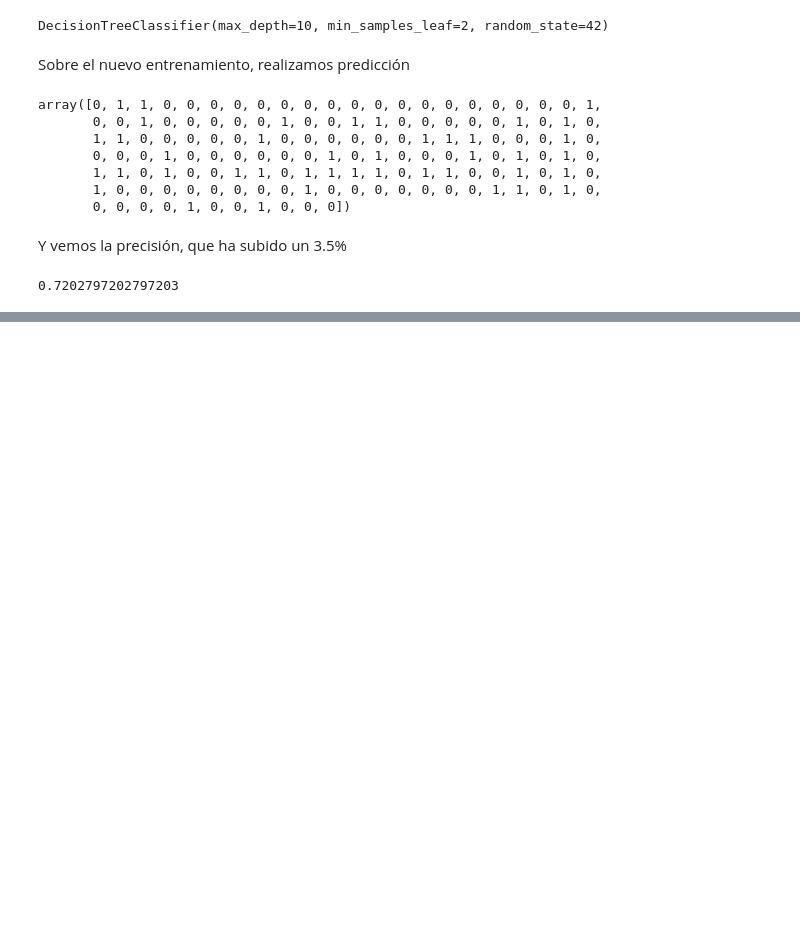
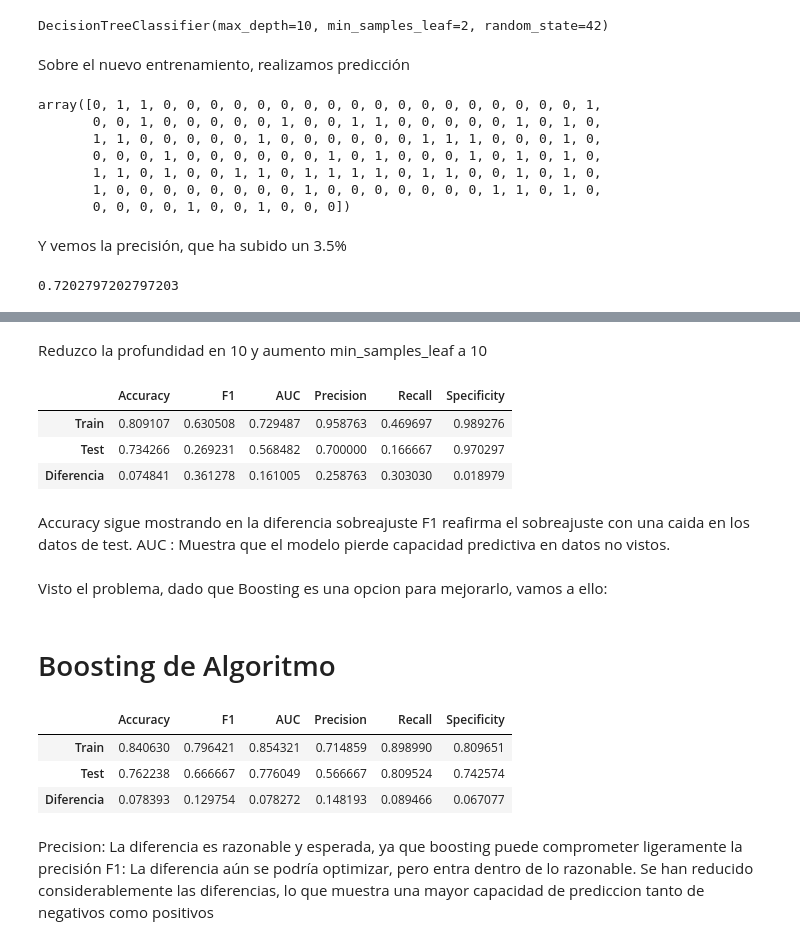
Before and after one commit to 4GeeksAcademy/Decision_tree_vicentepolo, a Jupyter notebook: src/explore.ipynb, the cells around one changed output, grey strips where cells are left out. Cells and saved outputs as stored; diff of their text form; code cells hidden in the pictures; blank space fills up the shorter version.

```diff
--- a/src/explore.ipynb
+++ b/src/explore.ipynb
@@ -411,0 +532,22 @@ accuracy_score(y_test, y_pred)
+# %%
+rf_opti2 = RandomForestCustom(n_estimators=20, random_state=42, max_depth=10, min_samples_leaf=10, max_features=2, X=X_train.values, y=y_train.values)
+# %% [markdown]
+Reduzco la profundidad en 10 y aumento min_samples_leaf a 10
+# %%
+rf_opti2.fit()
+train_pred_opti2 = rf_opti2.predict(X_train.values)
+test_pred_opti2 = rf_opti2.predict(X_test.values)
+get_metrics(y_train, y_test, train_pred_opti2, test_pred_opti2)
+# %% [output]
+|  | Accuracy | F1 | AUC | Precision | Recall | Specificity |
+| Train | 0.809107 | 0.630508 | 0.729487 | 0.958763 | 0.469697 | 0.989276 |
+| Test | 0.734266 | 0.269231 | 0.568482 | 0.700000 | 0.166667 | 0.970297 |
+| Diferencia | 0.074841 | 0.361278 | 0.161005 | 0.258763 | 0.303030 | 0.018979 |
+# %% [markdown]
+Accuracy sigue mostrando en la diferencia sobreajuste
+F1 reafirma el sobreajuste con una caida en los datos de test.
+AUC : Muestra que el modelo pierde capacidad predictiva en datos no vistos.
+# %% [markdown]
+Visto el problema, dado que Boosting es una opcion para mejorarlo, vamos a ello:
+# %% [markdown]
+# Boosting de Algoritmo
@@ -411,0 +645,20 @@ accuracy_score(y_test, y_pred)
+# %%
+# Entrenamos el modelo de Boosting
+clf = CustomBoosting(n_estimators=10, learning_rate=0.01, max_depth=7, min_samples_leaf=7, max_features=X_train.shape[1]//2)
+clf.fit(X_train, y_train)
+
+# Realizamos predicciones en el conjunto de entrenamiento y prueba
+test_pred = clf.predict(X_test)
+train_pred = clf.predict(X_train)
+
+# Evaluamos el rendimiento del modelo
+get_metrics(y_train, y_test, train_pred, test_pred)
+# %% [output]
+|  | Accuracy | F1 | AUC | Precision | Recall | Specificity |
+| Train | 0.840630 | 0.796421 | 0.854321 | 0.714859 | 0.898990 | 0.809651 |
+| Test | 0.762238 | 0.666667 | 0.776049 | 0.566667 | 0.809524 | 0.742574 |
+| Diferencia | 0.078393 | 0.129754 | 0.078272 | 0.148193 | 0.089466 | 0.067077 |
+# %% [markdown]
+Precision: La diferencia es razonable y esperada, ya que boosting puede comprometer ligeramente la precisión
+F1: La diferencia aún se podría optimizar, pero entra dentro de lo razonable.
+Se han reducido considerablemente las diferencias, lo que muestra una mayor capacidad de prediccion tanto de negativos como positivos
```
Also changed, not shown: parts of 14 cells of this notebook.
